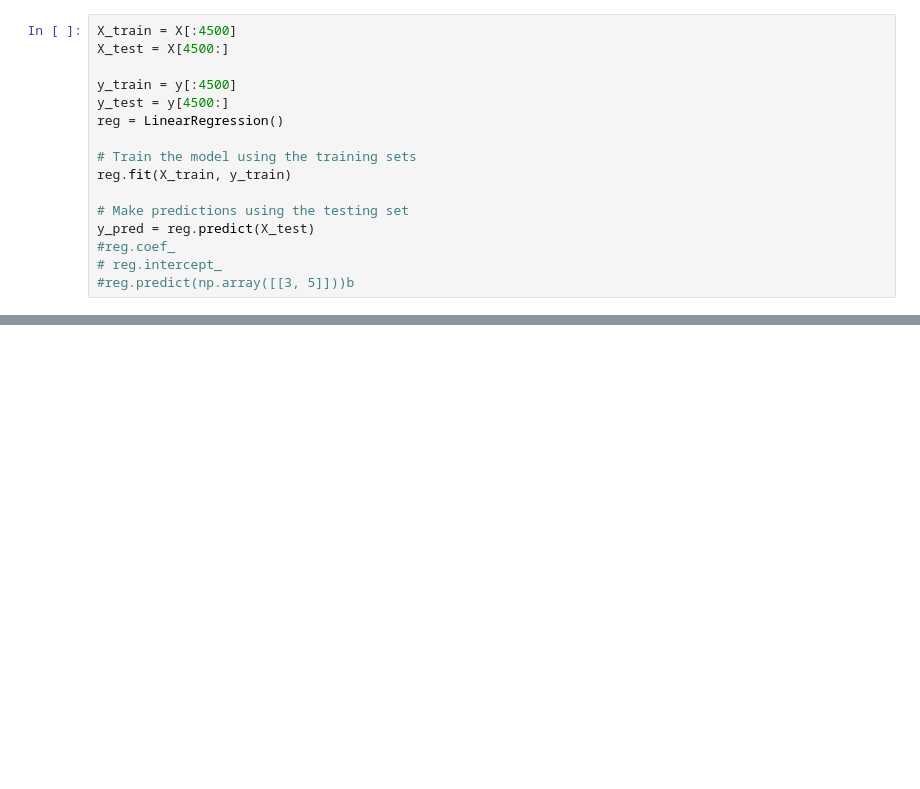
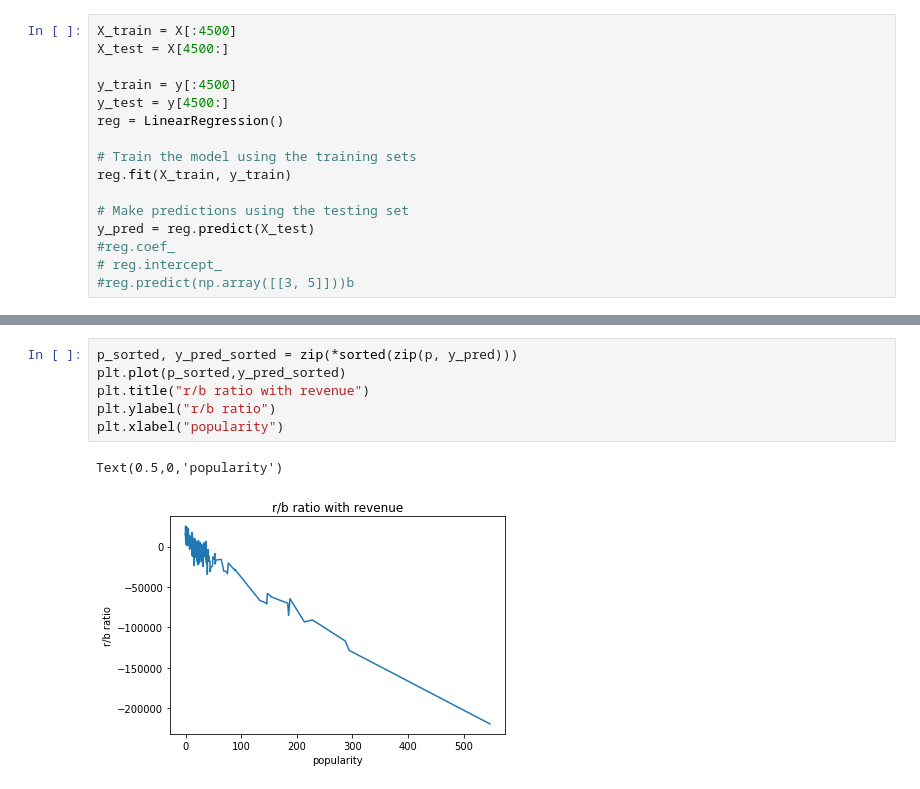
Before and after one commit to ianfawaz/CSCI4502-5502-DataMiningProject, a Jupyter notebook: Classifiers.ipynb, the cells around one changed output, grey strips where cells are left out. Cells and saved outputs as stored; diff of their text form; blank space fills up the shorter version.

```diff
--- a/Classifiers.ipynb
+++ b/Classifiers.ipynb
@@ -104,0 +90,9 @@ str
+# %%
+p_sorted, y_pred_sorted = zip(*sorted(zip(p, y_pred)))
+plt.plot(p_sorted,y_pred_sorted)
+plt.title("r/b ratio with revenue")
+plt.ylabel("r/b ratio")
+plt.xlabel("popularity")
+# %% [output]
+Text(0.5,0,'popularity')
+[figure, added]
```
Also changed, not shown: parts of 14 cells of this notebook, 1 other file.
